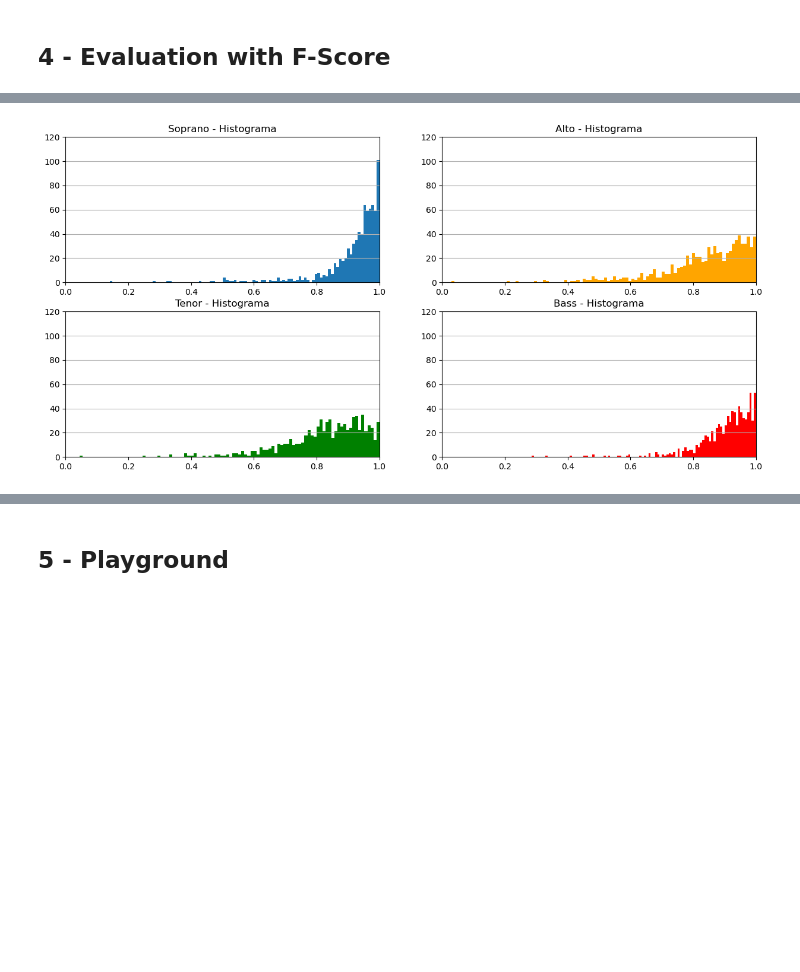
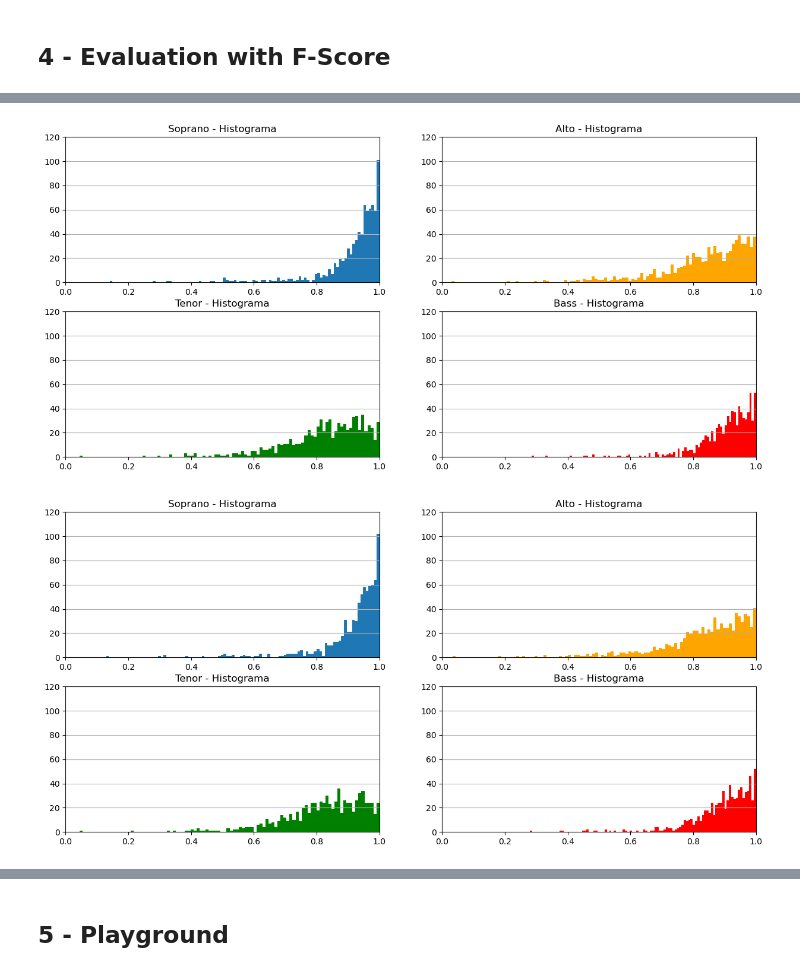
Before and after one commit to Xornotor/VocalAssignment-SSCS, a Jupyter notebook: SSCS_Training.ipynb, the cells around one changed output, grey strips where cells are left out. Cells and saved outputs as stored; diff of their text form; code cells hidden in the pictures; blank space fills up the shorter version.

```diff
--- a/SSCS_Training.ipynb
+++ b/SSCS_Training.ipynb
@@ -94,6 +197,8 @@ sscs.joint_f_histograms(f_scr1_full)
 # %%
 sscs.voice_f_histograms(f_scr1_full)
+sscs.voice_f_histograms(f_scr2_full)
 # %% [output]
 [figure]
+[figure, added]
 # %%
 sscs.boxplot(f_scr1_full)
```
Also changed, not shown: parts of 6 cells of this notebook, 1 other file.
